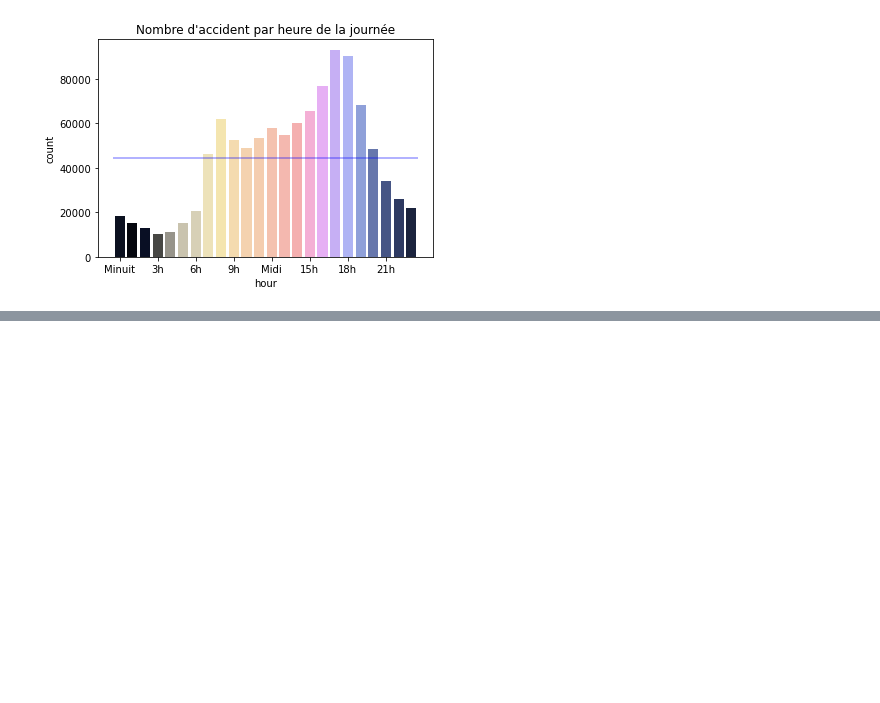
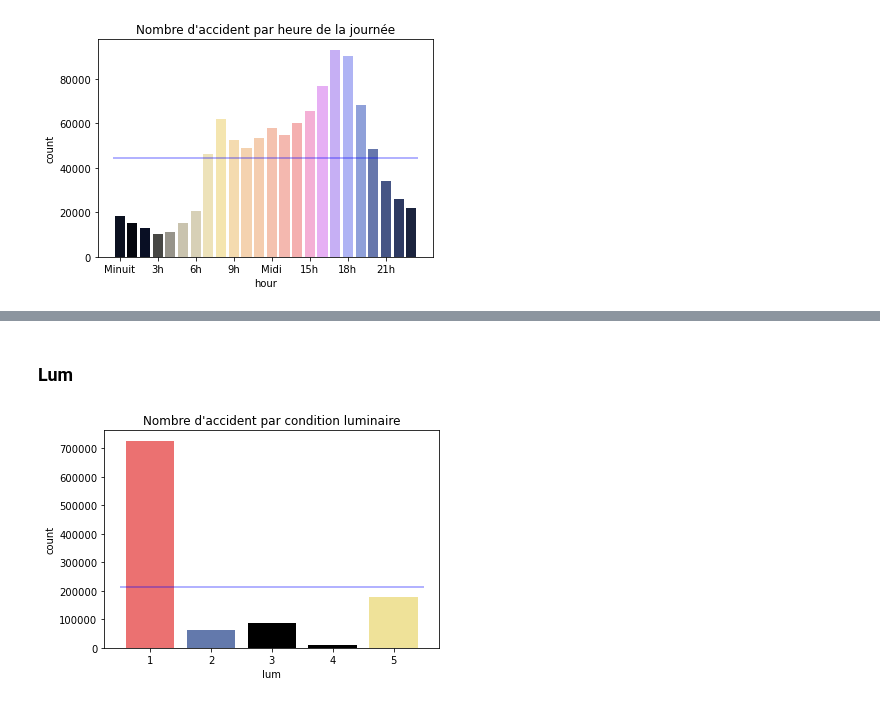
Before and after one commit to YacineHajjiDataScientist/20220814_dsProject, a Jupyter notebook: 20220821_projectDS.ipynb, the cells around one changed output, grey strips where cells are left out. Cells and saved outputs as stored; diff of their text form; code cells hidden in the pictures; blank space fills up the shorter version.

```diff
--- a/20220821_projectDS.ipynb
+++ b/20220821_projectDS.ipynb
@@ -544,0 +533,10 @@ fig.show()
+# %% [markdown]
+### Lum
+# %%
+sns.countplot(x=dfCarac['lum'][(dfCarac['lum']!=-1)],
+             palette=['#FF5D5D', '#5774B8', '#000000', '#000000', '#FDEC8B'])
+plt.title("Nombre d'accident par condition luminaire")
+plt.hlines(y=len(dfCarac['lum'][(dfCarac['lum']!=-1)])/5, xmin=-0.5, xmax=4.5, color='blue', alpha=0.4);
+# It seems that most accident happen during the full day
+# %% [output]
+[figure, added]
```
Also changed, not shown: parts of 57 cells of this notebook.
